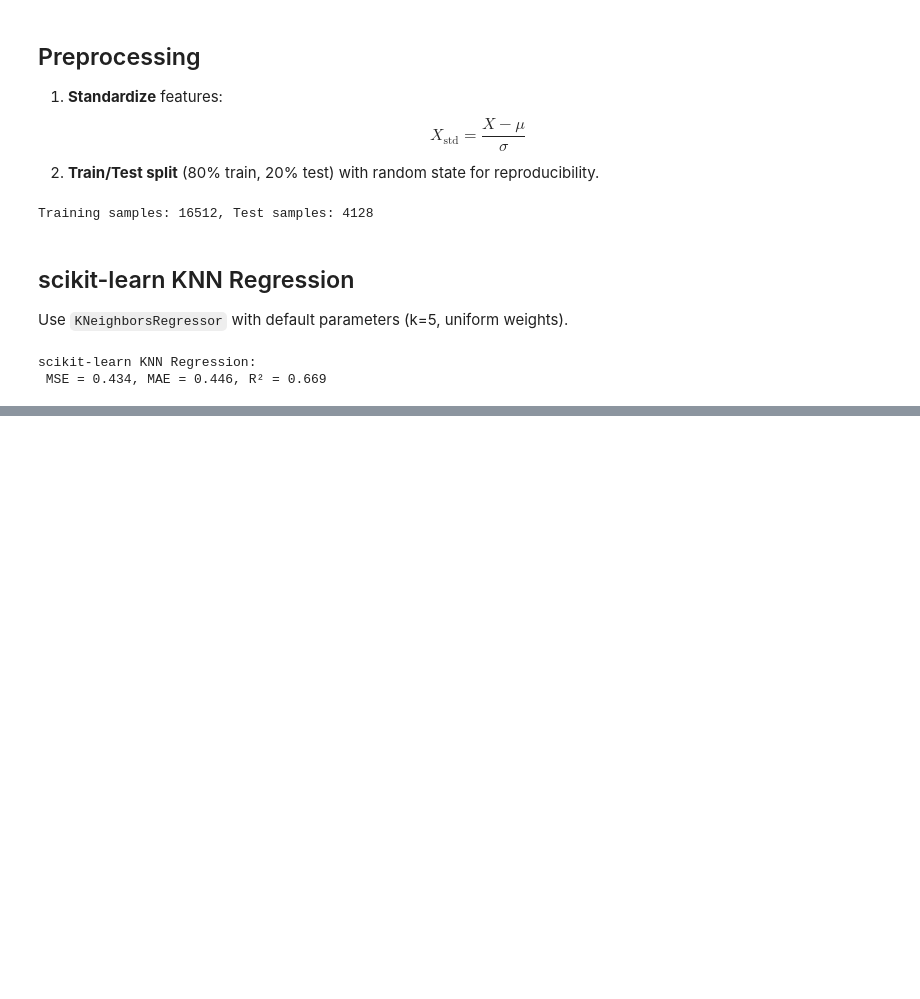
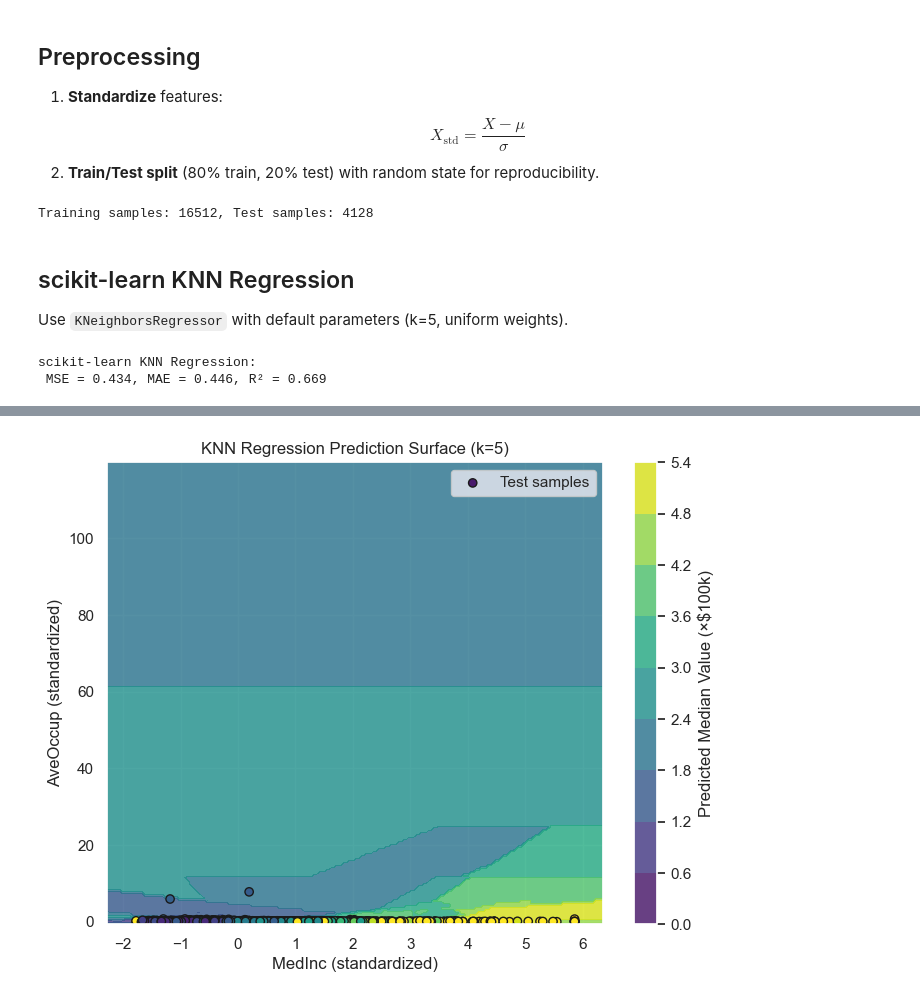
Before and after one commit to t0dd26/CMOR438-Spring-2025, a Jupyter notebook: Supervised ML/Regression/KNN Regression.ipynb, the cells around one changed output, grey strips where cells are left out. Cells and saved outputs as stored; diff of their text form; code cells hidden in the pictures; blank space fills up the shorter version.

```diff
--- a/Supervised ML/Regression/KNN Regression.ipynb
+++ b/Supervised ML/Regression/KNN Regression.ipynb
@@ -115,0 +146,35 @@ scikit-learn KNN Regression:
+# %%
+# 1) Select the two features (MedInc=index 0, AveOccup=index 5)
+X2_train = X_train[:, [0, 5]]
+X2_test  = X_test[:,  [0, 5]]
+
+# 2) Fit on 2D data
+knn2 = KNeighborsRegressor(n_neighbors=5, weights='uniform')
+knn2.fit(X2_train, y_train)
+
+# 3) Build a meshgrid over the feature ranges
+xx, yy = np.meshgrid(
+    np.linspace(X2_train[:,0].min()-0.5, X2_train[:,0].max()+0.5, 200),
+    np.linspace(X2_train[:,1].min()-0.5, X2_train[:,1].max()+0.5, 200)
+)
+grid_points = np.c_[xx.ravel(), yy.ravel()]
+
+# 4) Predict on every grid point
+Z = knn2.predict(grid_points).reshape(xx.shape)
+
+# 5) Plot the surface + test points
+plt.figure(figsize=(8,6))
+cf = plt.contourf(xx, yy, Z, cmap='viridis', alpha=0.8)
+plt.colorbar(cf, label='Predicted Median Value (×$100k)')
+plt.scatter(
+    X2_test[:,0], X2_test[:,1],
+    c=y_test, cmap='viridis',
+    edgecolor='k', label='Test samples'
+)
+plt.xlabel('MedInc (standardized)')
+plt.ylabel('AveOccup (standardized)')
+plt.title('KNN Regression Prediction Surface (k=5)')
+plt.legend()
+plt.show()
+# %% [output]
+[figure, added]
```
Also changed, not shown: parts of 8 cells of this notebook.
